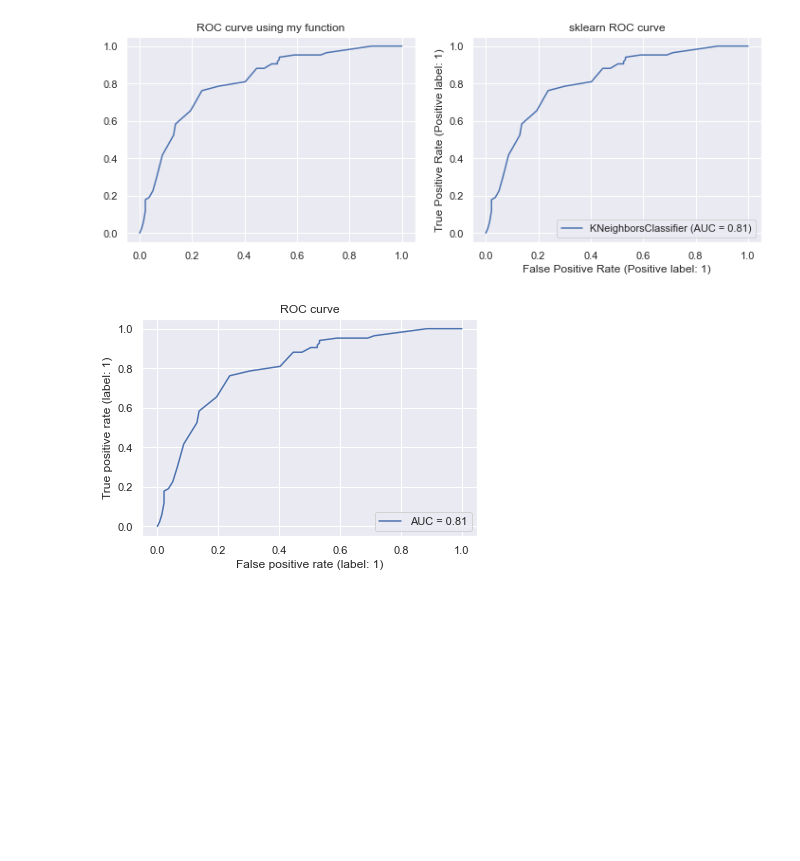
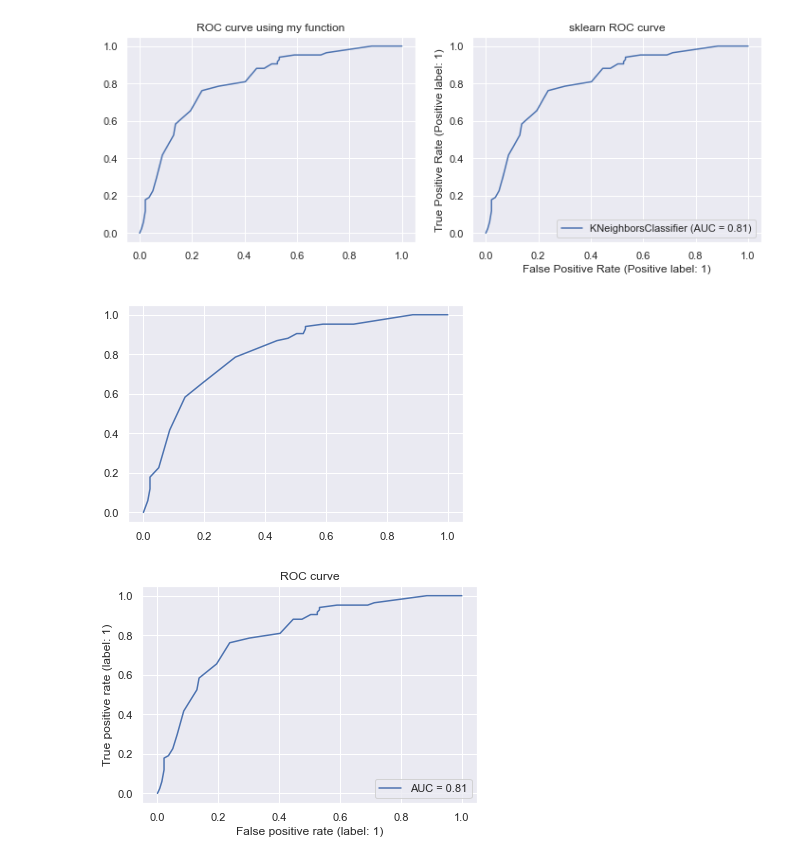
Before and after one commit to alessiogiust/DataScienceAcademy_Projects, a Jupyter notebook: AG_basic_Classifiers_evaluation.ipynb, the cells around one changed output. Cells and saved outputs as stored; diff of their text form; code cells hidden in the pictures; blank space fills up the shorter version.

```diff
--- a/AG_basic_Classifiers_evaluation.ipynb
+++ b/AG_basic_Classifiers_evaluation.ipynb
@@ -253,4 +256,10 @@ plot_roc_curve(knn, X_test1, y_test1, ax=axs[1])
 axs[1].set_title("sklearn ROC curve");
 # %% [output]
 [figure]
+# %%
+# Repeat with different thresholds method
+fpr, tpr, thresholds = my_roc_curve(y_test1, probs1, th_formula=True)
+plt.plot(fpr, tpr);
+# %% [output]
+[figure, added]
 # %%
```
Also changed, not shown: parts of 5 cells of this notebook.
